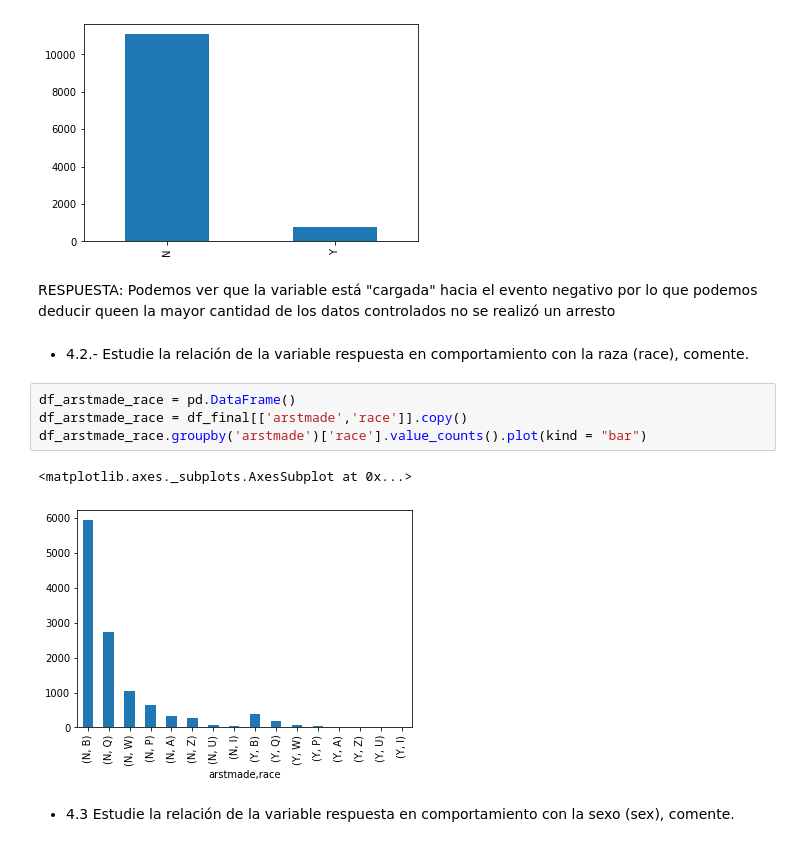
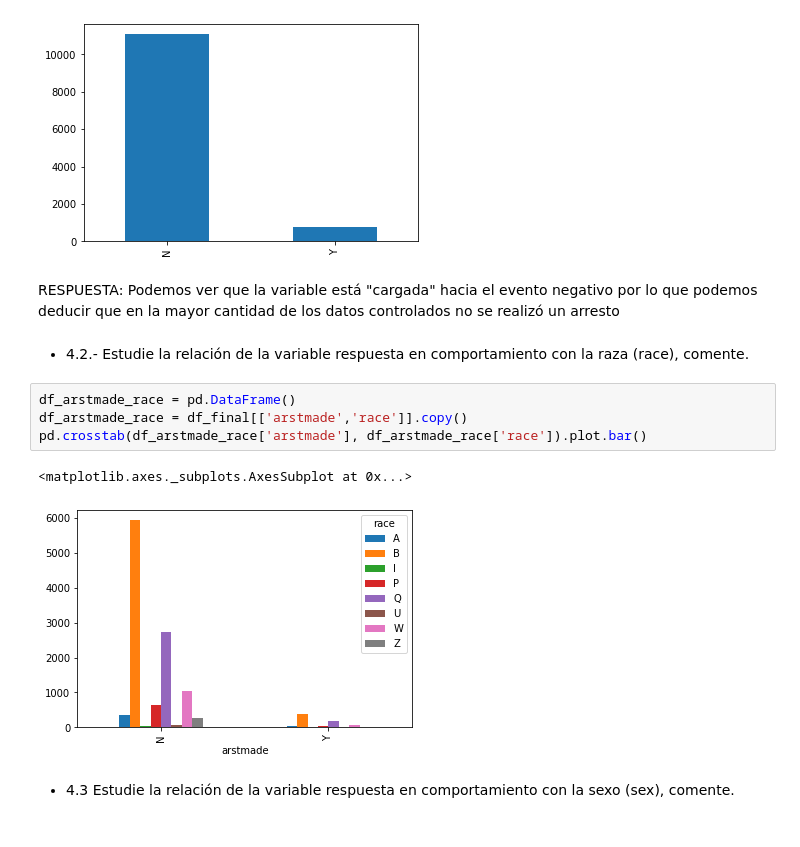
Before and after one commit to ggmarioe/trabajo-modelos-supervisados, a Jupyter notebook: Prueba Supervisada.ipynb, the cells around one changed output. Cells and saved outputs as stored; diff of their text form.

Commit message:
creación de gráficos con crosstab

```diff
--- a/Prueba Supervisada.ipynb
+++ b/Prueba Supervisada.ipynb
@@ -134,16 +135,16 @@ df_final['arstmade'].value_counts().plot(kind = 'bar')
 <matplotlib.axes._subplots.AxesSubplot at 0x...>
 [figure]
 # %% [markdown]
-RESPUESTA: Podemos ver que la variable está "cargada" hacia el evento negativo por lo que podemos deducir queen la mayor cantidad de los datos controlados no se realizó un arresto
+RESPUESTA: Podemos ver que la variable está "cargada" hacia el evento negativo por lo que podemos deducir que en la mayor cantidad de los datos controlados no se realizó un arresto
 # %% [markdown]
 - 4.2.- Estudie la relación de la variable respuesta en comportamiento con la raza (race), comente.
 # %%
 df_arstmade_race = pd.DataFrame()
 df_arstmade_race = df_final[['arstmade','race']].copy()
-df_arstmade_race.groupby('arstmade')['race'].value_counts().plot(kind = "bar")
+pd.crosstab(df_arstmade_race['arstmade'], df_arstmade_race['race']).plot.bar()
 # %% [output]
 <matplotlib.axes._subplots.AxesSubplot at 0x...>
-[figure, old version]
+[figure, new version]
 # %% [markdown]
 - 4.3 Estudie la relación de la variable respuesta en comportamiento con la sexo (sex), comente.
 # %%
```
Also changed, not shown: parts of 7 cells of this notebook, 1 other file.
